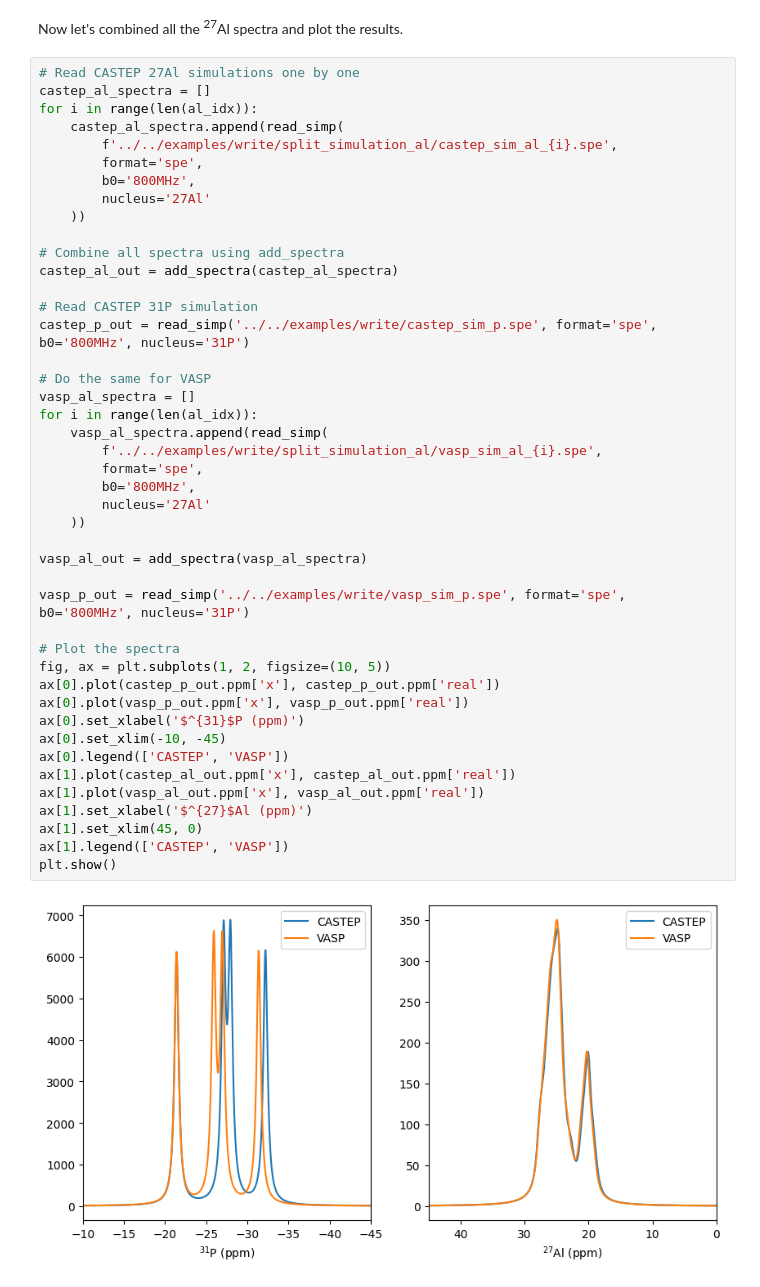
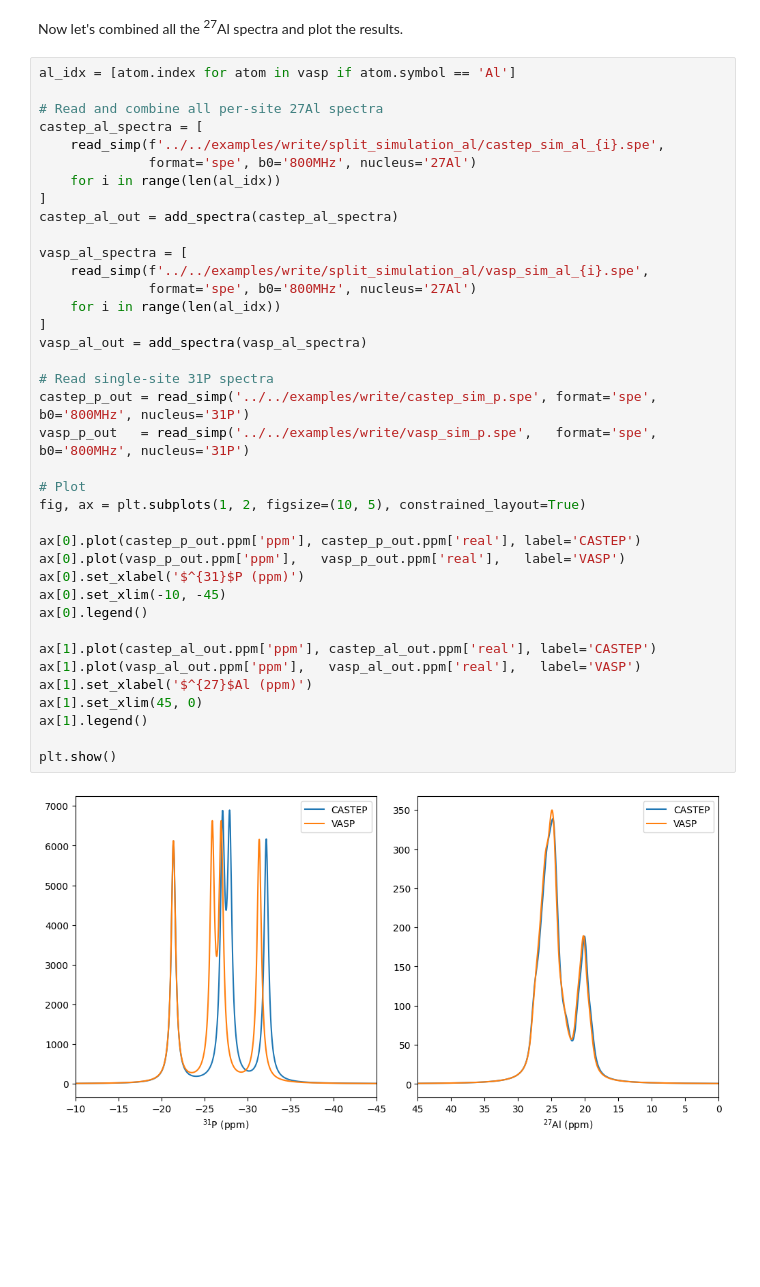
Before and after one commit to carlosbornes/simpyson, a Jupyter notebook: docs/user_guide/03_dft_to_simpson.ipynb, the cells around one changed output. Saved outputs shown, nothing was run; the diff lists cells and outputs as text; blank space fills up the shorter version.

```diff
--- a/docs/user_guide/03_dft_to_simpson.ipynb
+++ b/docs/user_guide/03_dft_to_simpson.ipynb
@@ -298,48 +215,42 @@ for i, atom in enumerate(al_idx):
 # %% [markdown]
 Now let's combined all the <sup>27</sup>Al spectra and plot the results.
 # %%
-# Read CASTEP 27Al simulations one by one
-castep_al_spectra = []
-for i in range(len(al_idx)):
-    castep_al_spectra.append(read_simp(
-        f'../../examples/write/split_simulation_al/castep_sim_al_{i}.spe',
-        format='spe',
-        b0='800MHz',
-        nucleus='27Al'
-    ))
+al_idx = [atom.index for atom in vasp if atom.symbol == 'Al']
 
-# Combine all spectra using add_spectra
+# Read and combine all per-site 27Al spectra
+castep_al_spectra = [
+    read_simp(f'../../examples/write/split_simulation_al/castep_sim_al_{i}.spe',
+              format='spe', b0='800MHz', nucleus='27Al')
+    for i in range(len(al_idx))
+]
 castep_al_out = add_spectra(castep_al_spectra)
 
-# Read CASTEP 31P simulation
-castep_p_out = read_simp('../../examples/write/castep_sim_p.spe', format='spe', b0='800MHz', nucleus='31P')
-
-# Do the same for VASP
-vasp_al_spectra = []
-for i in range(len(al_idx)):
-    vasp_al_spectra.append(read_simp(
-        f'../../examples/write/split_simulation_al/vasp_sim_al_{i}.spe',
-        format='spe',
-        b0='800MHz',
-        nucleus='27Al'
-    ))
-
+vasp_al_spectra = [
+    read_simp(f'../../examples/write/split_simulation_al/vasp_sim_al_{i}.spe',
+              format='spe', b0='800MHz', nucleus='27Al')
+    for i in range(len(al_idx))
+]
 vasp_al_out = add_spectra(vasp_al_spectra)
 
-vasp_p_out = read_simp('../../examples/write/vasp_sim_p.spe', format='spe', b0='800MHz', nucleus='31P')
+# Read single-site 31P spectra
+castep_p_out = read_simp('../../examples/write/castep_sim_p.spe', format='spe', b0='800MHz', nucleus='31P')
+vasp_p_out   = read_simp('../../examples/write/vasp_sim_p.spe',   format='spe', b0='800MHz', nucleus='31P')
 
-# Plot the spectra
-fig, ax = plt.subplots(1, 2, figsize=(10, 5))
-ax[0].plot(castep_p_out.ppm['x'], castep_p_out.ppm['real'])
-ax[0].plot(vasp_p_out.ppm['x'], vasp_p_out.ppm['real'])
+# Plot
+fig, ax = plt.subplots(1, 2, figsize=(10, 5), constrained_layout=True)
+
+ax[0].plot(castep_p_out.ppm['ppm'], castep_p_out.ppm['real'], label='CASTEP')
+ax[0].plot(vasp_p_out.ppm['ppm'],   vasp_p_out.ppm['real'],   label='VASP')
 ax[0].set_xlabel('$^{31}$P (ppm)')
 ax[0].set_xlim(-10, -45)
-ax[0].legend(['CASTEP', 'VASP'])
-ax[1].plot(castep_al_out.ppm['x'], castep_al_out.ppm['real'])
-ax[1].plot(vasp_al_out.ppm['x'], vasp_al_out.ppm['real'])
+ax[0].legend()
+
+ax[1].plot(castep_al_out.ppm['ppm'], castep_al_out.ppm['real'], label='CASTEP')
+ax[1].plot(vasp_al_out.ppm['ppm'],   vasp_al_out.ppm['real'],   label='VASP')
 ax[1].set_xlabel('$^{27}$Al (ppm)')
 ax[1].set_xlim(45, 0)
-ax[1].legend(['CASTEP', 'VASP'])
+ax[1].legend()
+
 plt.show()
 # %% [output]
-[figure, old version]
+[figure, new version]
```
Also changed, not shown: parts of 6 cells of this notebook, 25 other files.
